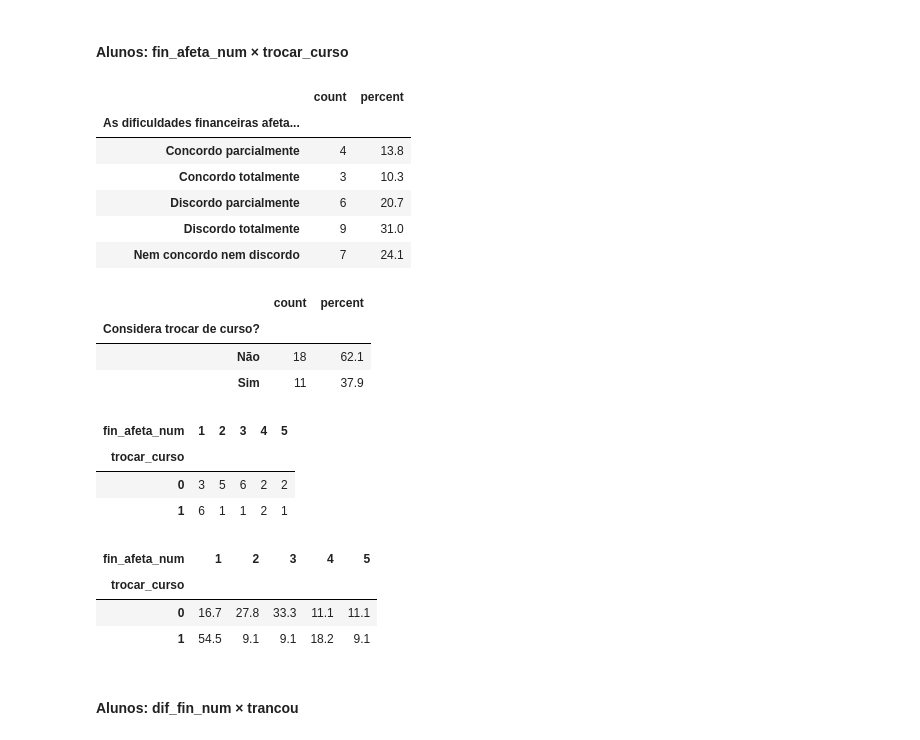
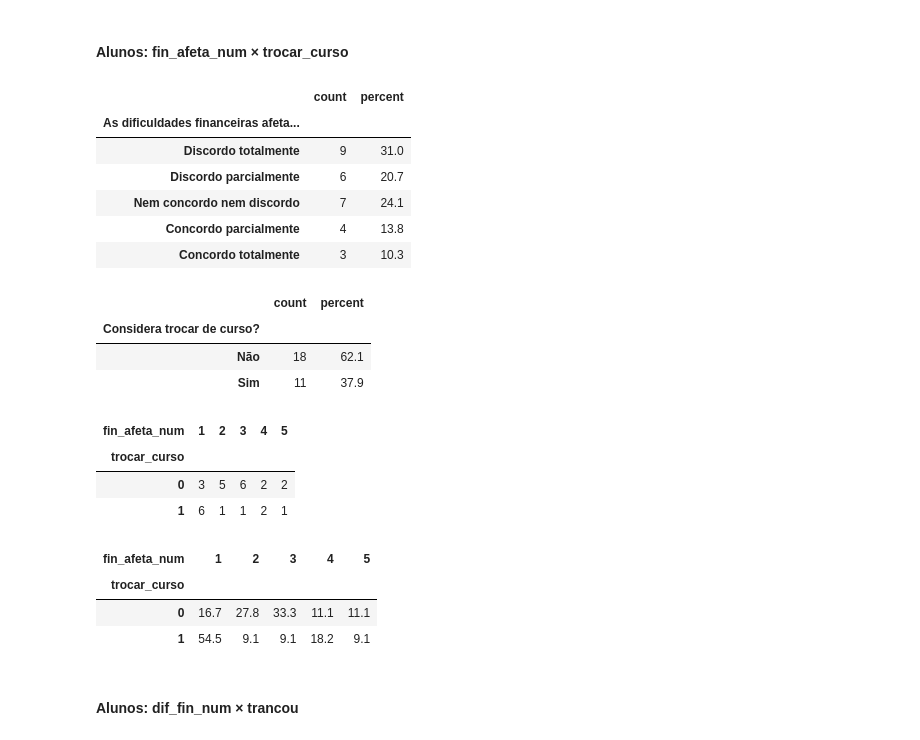
Before and after one commit to Gabriel-c0Nsp/analise-motivacao, a Jupyter notebook: analise-motivacao.ipynb, the cells around one changed output. Drawn from its saved outputs; the diff is of its cells as text; code cells hidden in the pictures.

```diff
--- a/analise-motivacao.ipynb
+++ b/analise-motivacao.ipynb
@@ -256,18 +465,18 @@ display(crosstab_rowperc(alunos, "participa_lab", "lab_ajuda_num"))
 #### Alunos: fin_afeta_num × trocar_curso
 # %%
 display(freq_table(alunos, COL["al_fin_afeta"]))
-display(freq_table(alunos, COL["al_trocar_curso"]))
+display(freq_table_num(alunos, COL["al_trocar_curso"]))
 
 display(crosstab_counts(alunos, "trocar_curso", "fin_afeta_num"))
 display(crosstab_rowperc(alunos, "trocar_curso", "fin_afeta_num"))
 # %% [output]
 |  | count | percent |
 | As dificuldades financeiras afeta... |  |  |
+| Discordo totalmente | 9 | 31.0 |
+| Discordo parcialmente | 6 | 20.7 |
+| Nem concordo nem discordo | 7 | 24.1 |
 | Concordo parcialmente | 4 | 13.8 |
 | Concordo totalmente | 3 | 10.3 |
-| Discordo parcialmente | 6 | 20.7 |
-| Discordo totalmente | 9 | 31.0 |
-| Nem concordo nem discordo | 7 | 24.1 |
 |  | count | percent |
 | Considera trocar de curso? |  |  |
 | Não | 18 | 62.1 |
```
Also changed, not shown: parts of 19 cells of this notebook.
